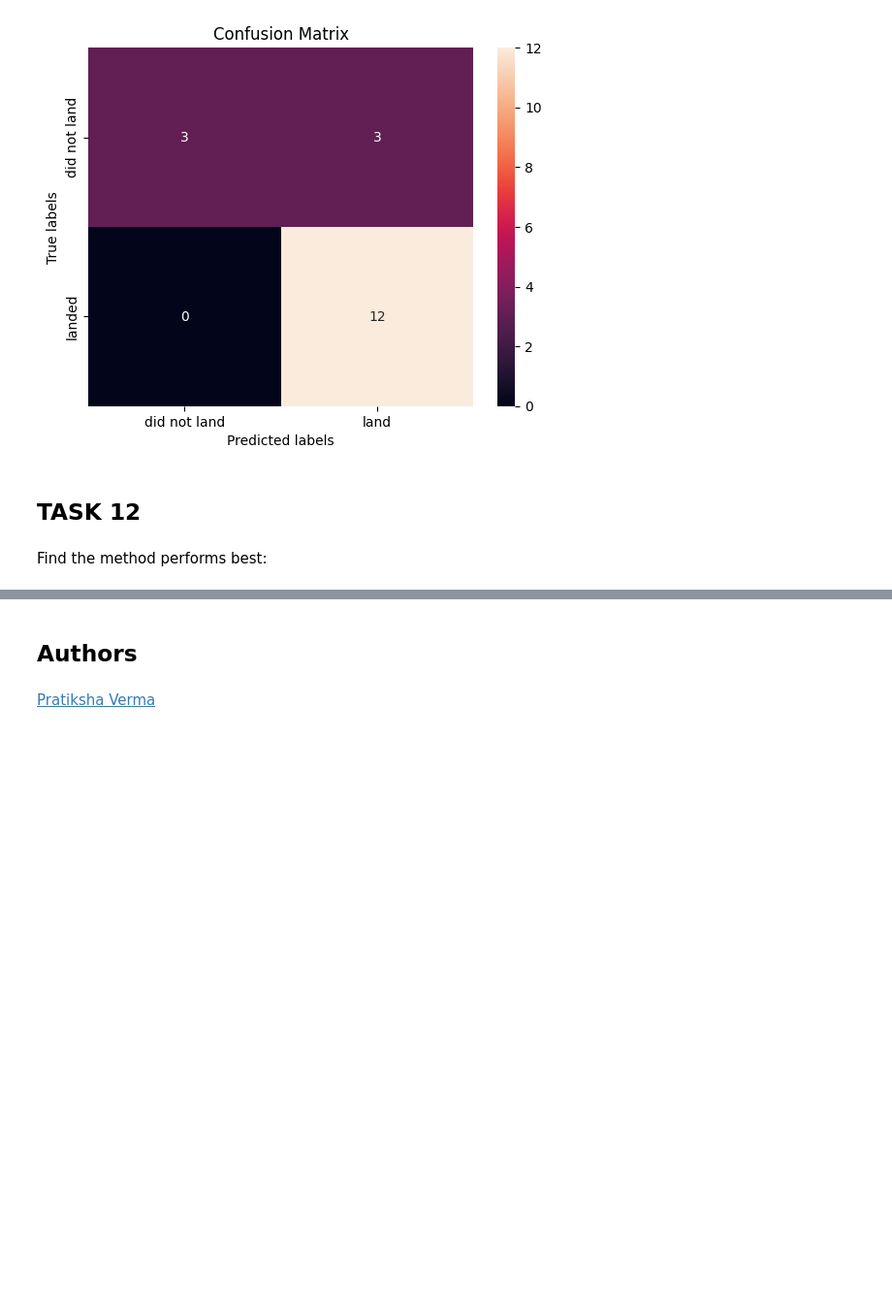
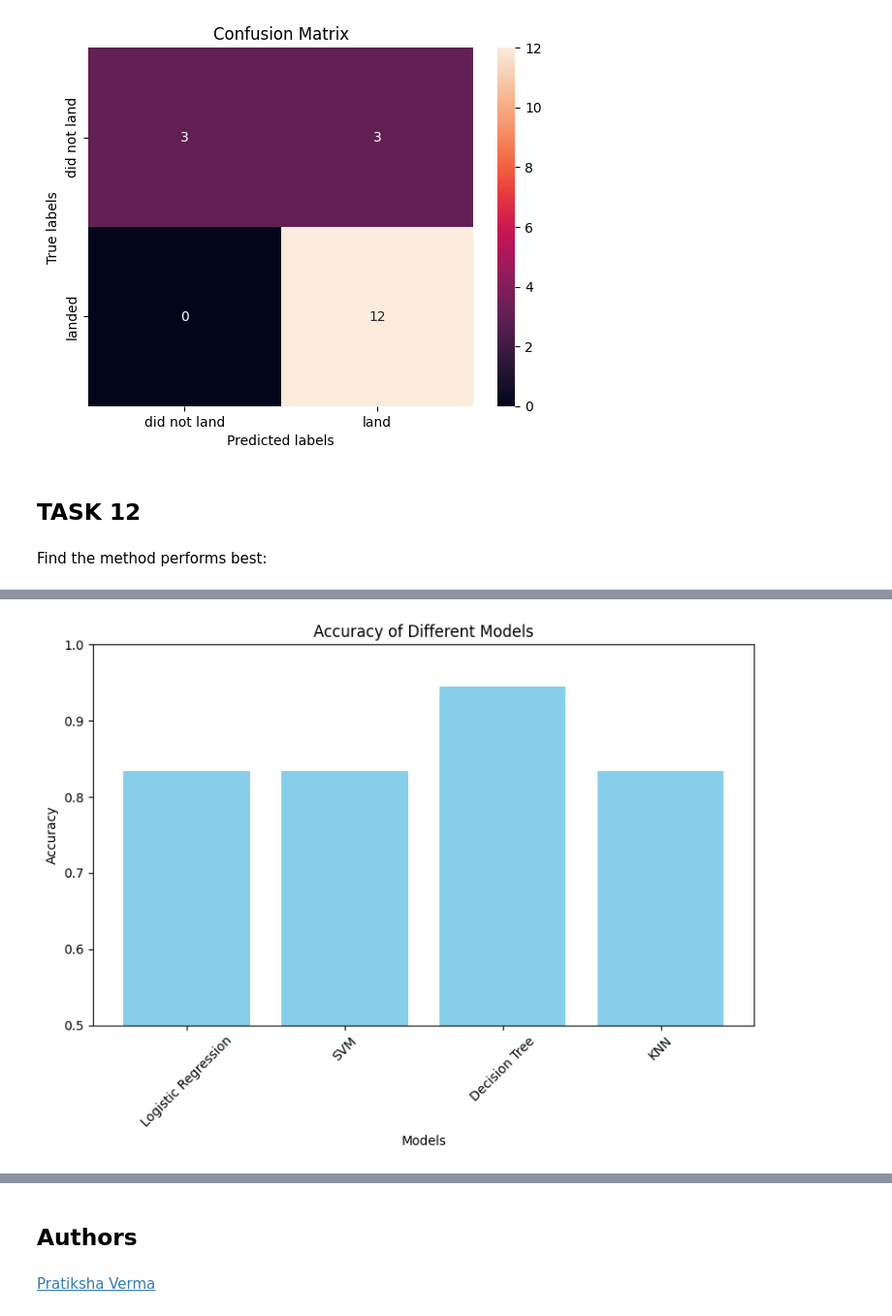
Before and after one commit to VivianSynteta/IBMDataScienceProfCertifCapstone, a Jupyter notebook: SpaceX_Machine_Learning_Prediction_Part_5.jupyterlite.ipynb, the cells around one changed output, grey strips where cells are left out. Shown: that part at 97% size. Drawn from its saved outputs; the diff is of its cells as text; code cells hidden in the pictures; blank space fills up the shorter version.

```diff
--- a/SpaceX_Machine_Learning_Prediction_Part_5.jupyterlite.ipynb
+++ b/SpaceX_Machine_Learning_Prediction_Part_5.jupyterlite.ipynb
@@ -368,4 +368,25 @@ Accuracy - Decision Tree: 0.8333333333333334
 Accuracy - KNN: 0.8333333333333334
+# %%
+# Accuracy values of the models
+accuracies = [accuracy, accuracy2, accuracy3, accuracy4]
+
+# Model names
+models = ['Logistic Regression', 'SVM', 'Decision Tree', 'KNN']
+
+# Creating the bar chart
+plt.figure(figsize=(8, 6))
+plt.bar(models, accuracies, color='skyblue')
+plt.xlabel('Models')
+plt.ylabel('Accuracy')
+plt.title('Accuracy of Different Models')
+plt.ylim(0.5, 1.0)  # Setting the y-axis limit for better visualization
+plt.xticks(rotation=45)  # Rotating x-axis labels for readability
+plt.tight_layout()
+
+# Show the plot
+plt.show()
+# %% [output]
+[figure, added]
 # %%
 from sklearn.metrics import confusion_matrix
 import matplotlib.pyplot as plt
```
Also changed, not shown: parts of 6 cells of this notebook.
